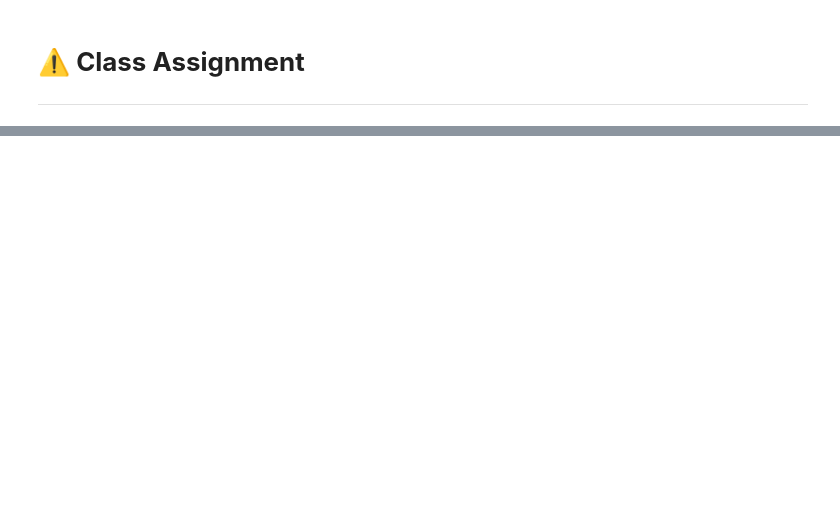
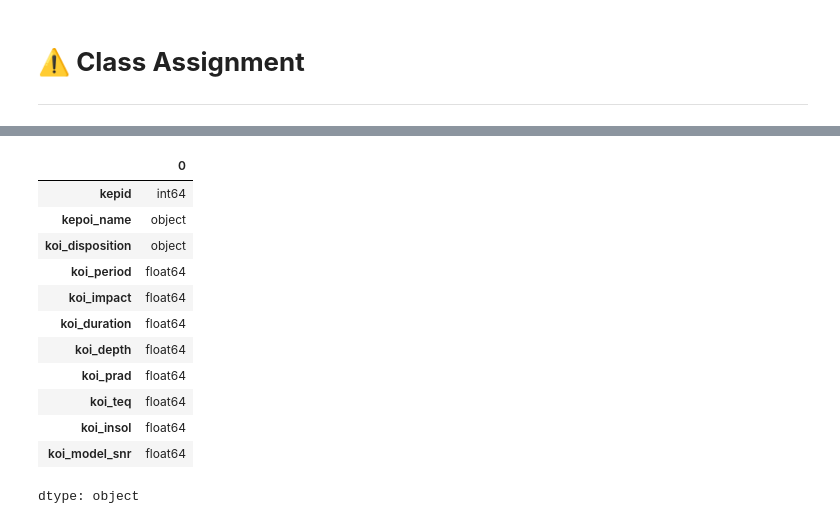
Before and after one commit to f0xpl0it/Tercer-Diplomado-en-Programacion-Basica, a Jupyter notebook: Python/Challenge/CLASS_ASSIGNMENT.ipynb, the cells around one changed output, grey strips where cells are left out. Saved outputs shown, nothing was run; the diff lists cells and outputs as text; code cells hidden in the pictures; blank space fills up the shorter version.

```diff
--- a/Python/Challenge/CLASS_ASSIGNMENT.ipynb
+++ b/Python/Challenge/CLASS_ASSIGNMENT.ipynb
@@ -62,0 +156,17 @@ df_0 = pd.read_csv(data_url)
+# %%
+# Data Types
+df_0.dtypes
+# %% [output]
+|  | 0 |
+| kepid | int64 |
+| kepoi_name | object |
+| koi_disposition | object |
+| koi_period | float64 |
+| koi_impact | float64 |
+| koi_duration | float64 |
+| koi_depth | float64 |
+| koi_prad | float64 |
+| koi_teq | float64 |
+| koi_insol | float64 |
+| koi_model_snr | float64 |
+dtype: object
```
Also changed, not shown: parts of 44 cells of this notebook, 1 other file.
